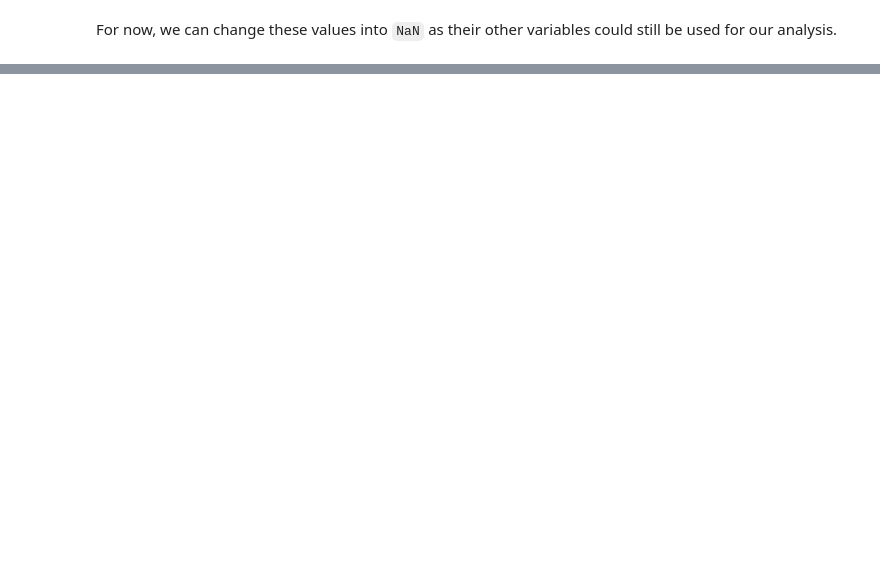
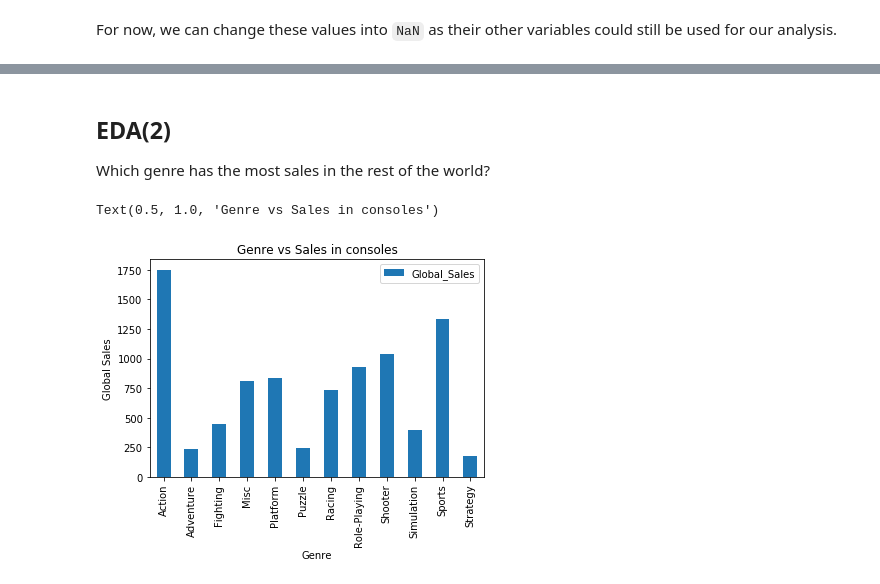
Before and after one commit to renjirong/CSMODELCaseStudyTBD, a Jupyter notebook: TBD_CaseStudy.ipynb, the cells around one changed output, grey strips where cells are left out. Saved outputs shown, nothing was run; the diff lists cells and outputs as text; code cells hidden in the pictures; blank space fills up the shorter version.

```diff
--- a/TBD_CaseStudy.ipynb
+++ b/TBD_CaseStudy.ipynb
@@ -99,0 +105,24 @@ new_df.sort_values(by=['Year'],ascending = False)
+# %% [markdown]
+## EDA(2)
+
+ Which genre has the most sales in the rest of the world?
+# %%
+#Removes the columns of the unnecessary data
+sales_df = new_df.drop(["Rank", "Year", "Publisher","NA_Sales","EU_Sales", "JP_Sales", "Other_Sales","Platform"], axis=1)
+
+
+#Sums the Global Sales
+sales_df = sales_df.groupby("Genre").sum()
+
+
+#Creates the bar graph
+
+
+
+sales_df.plot.bar()
+plt.xlabel('Genre')
+plt.ylabel('Global Sales')
+plt.title('Genre vs Sales in consoles')
+# %% [output]
+Text(0.5, 1.0, 'Genre vs Sales in consoles')
+[figure, added]
```
Also changed, not shown: parts of 7 cells of this notebook.
